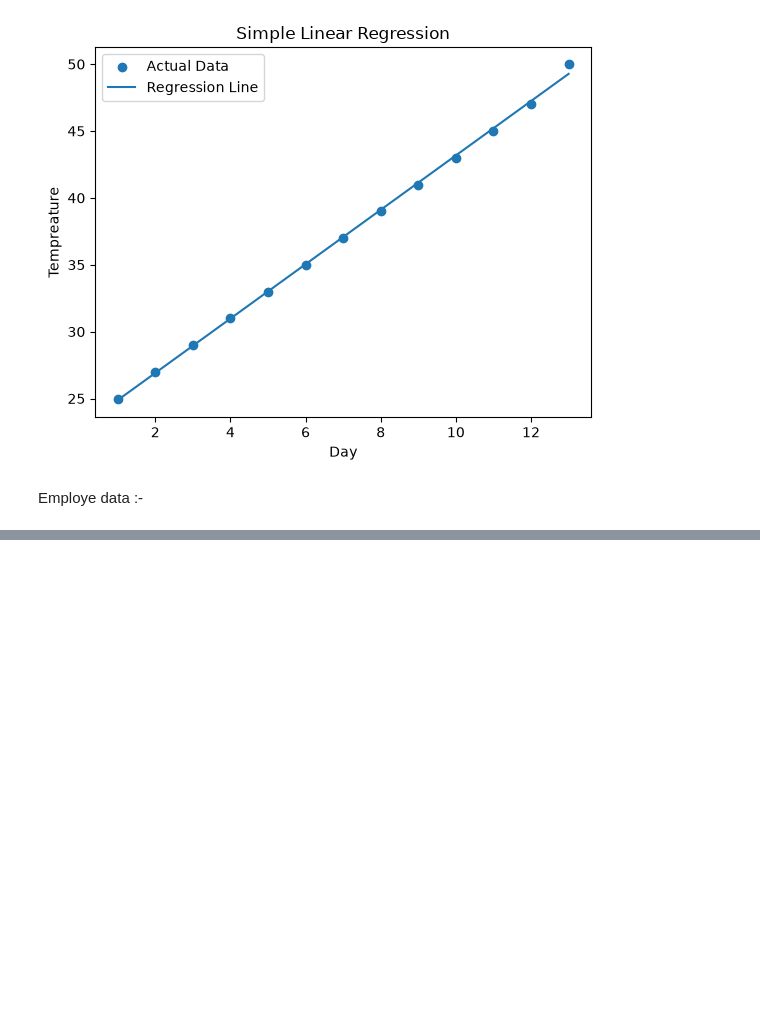
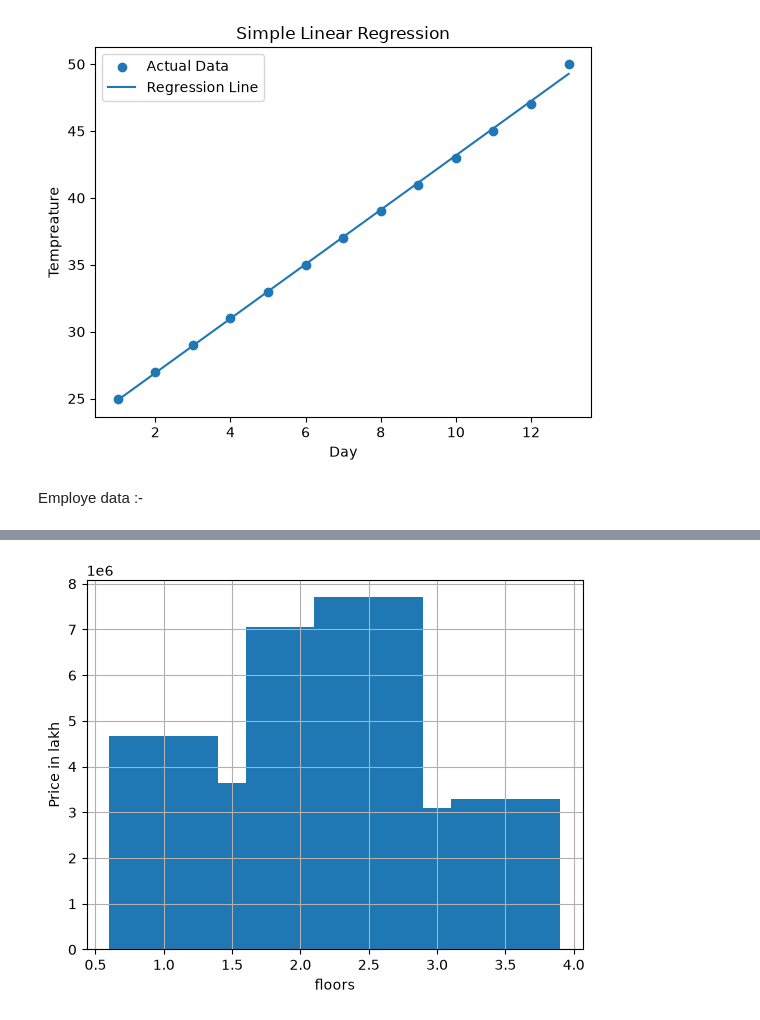
Before and after one commit to bhrantiknagar/Data-Science, a Jupyter notebook: Day_12.ipynb, the cells around one changed output, grey strips where cells are left out. Saved outputs shown, nothing was run; the diff lists cells and outputs as text; code cells hidden in the pictures; blank space fills up the shorter version.

```diff
--- a/Day_12.ipynb
+++ b/Day_12.ipynb
@@ -159,0 +303,11 @@ Predicted Salary = ₹45000.00
+# %%
+
+bed = data['floors']
+# pri = data['price']
+plt.grid()
+plt.xlabel("floors")
+plt.ylabel("Price in lakh")
+plt.bar(bed, pri)
+plt.show()
+# %% [output]
+[figure, added]
```
Also changed, not shown: parts of 18 cells of this notebook, 2 other files.
